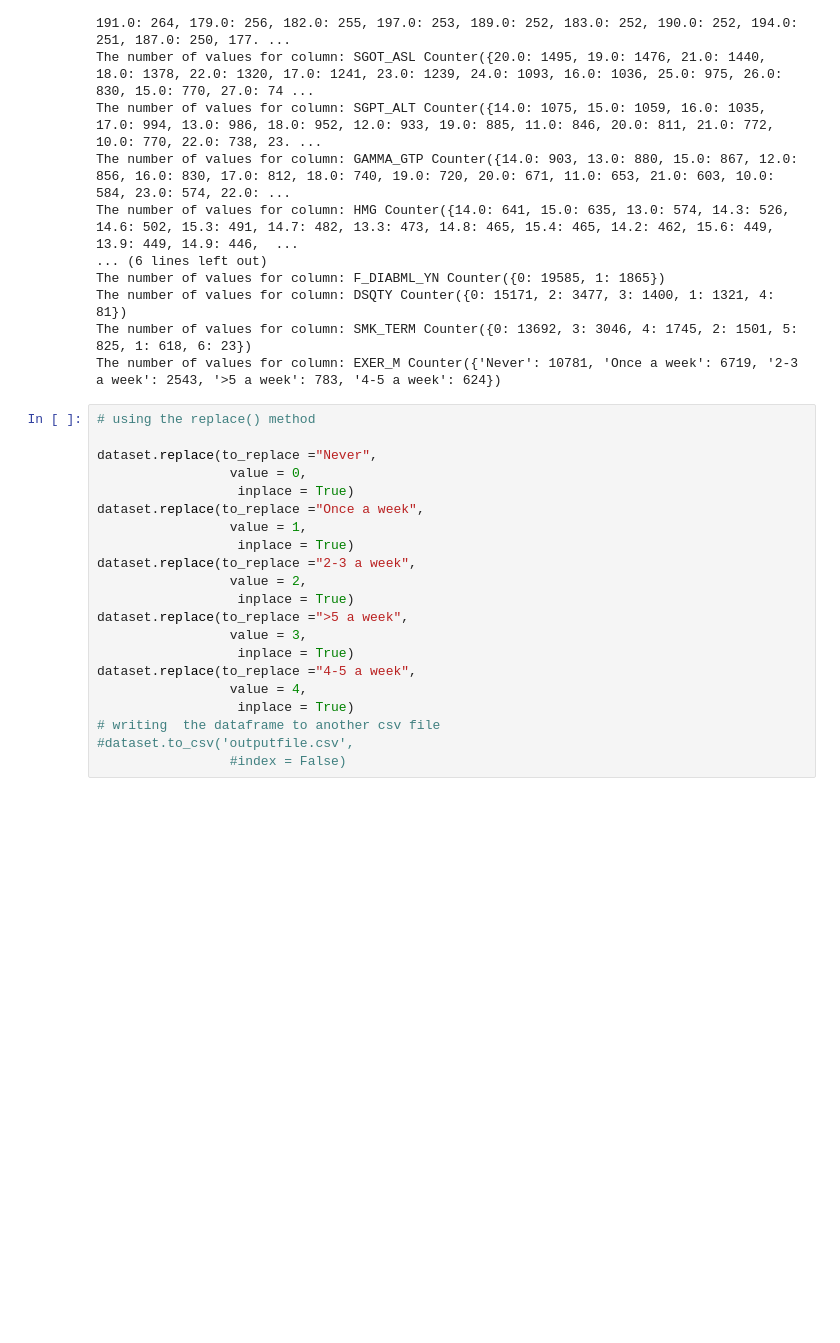
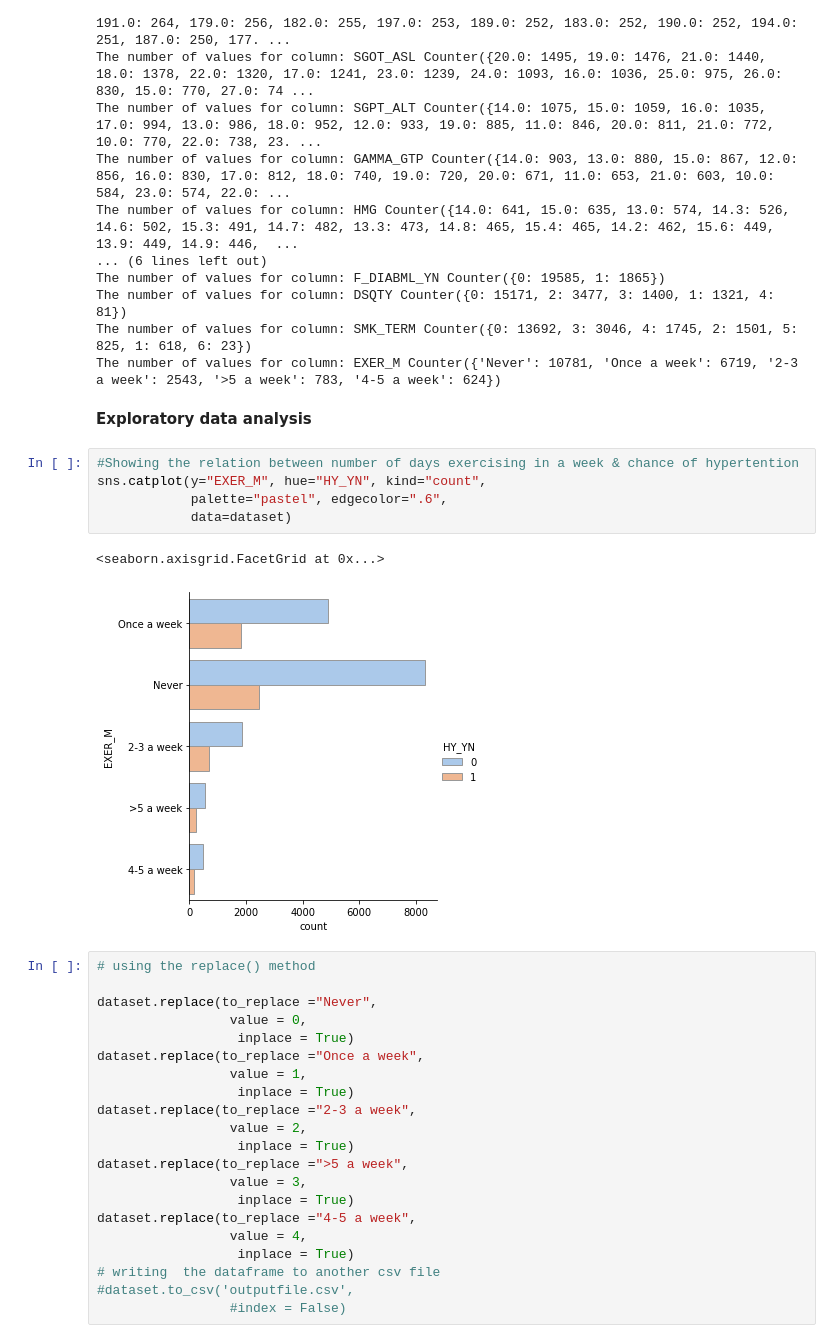
Before and after one commit to istiaqahmedfahim/restart_2022, a Jupyter notebook: Stacking.ipynb, the cells around one changed output. Saved outputs shown, nothing was run; the diff lists cells and outputs as text; blank space fills up the shorter version.

```diff
--- a/Stacking.ipynb
+++ b/Stacking.ipynb
@@ -281,6 +294,16 @@ The number of values for column: F_DIABML_YN Counter({0: 19585, 1: 1865})
 The number of values for column: DSQTY Counter({0: 15171, 2: 3477, 3: 1400, 1: 1321, 4: 81})
 The number of values for column: SMK_TERM Counter({0: 13692, 3: 3046, 4: 1745, 2: 1501, 5: 825, 1: 618, 6: 23})
 The number of values for column: EXER_M Counter({'Never': 10781, 'Once a week': 6719, '2-3 a week': 2543, '>5 a week': 783, '4-5 a week': 624})
+# %% [markdown]
+**Exploratory data analysis**
+# %%
+#Showing the relation between number of days exercising in a week & chance of hypertention
+sns.catplot(y="EXER_M", hue="HY_YN", kind="count",
+            palette="pastel", edgecolor=".6",
+            data=dataset)
+# %% [output]
+<seaborn.axisgrid.FacetGrid at 0x...>
+[figure, added]
 # %%
 # using the replace() method
 
```
Also changed, not shown: parts of 4 cells of this notebook.
